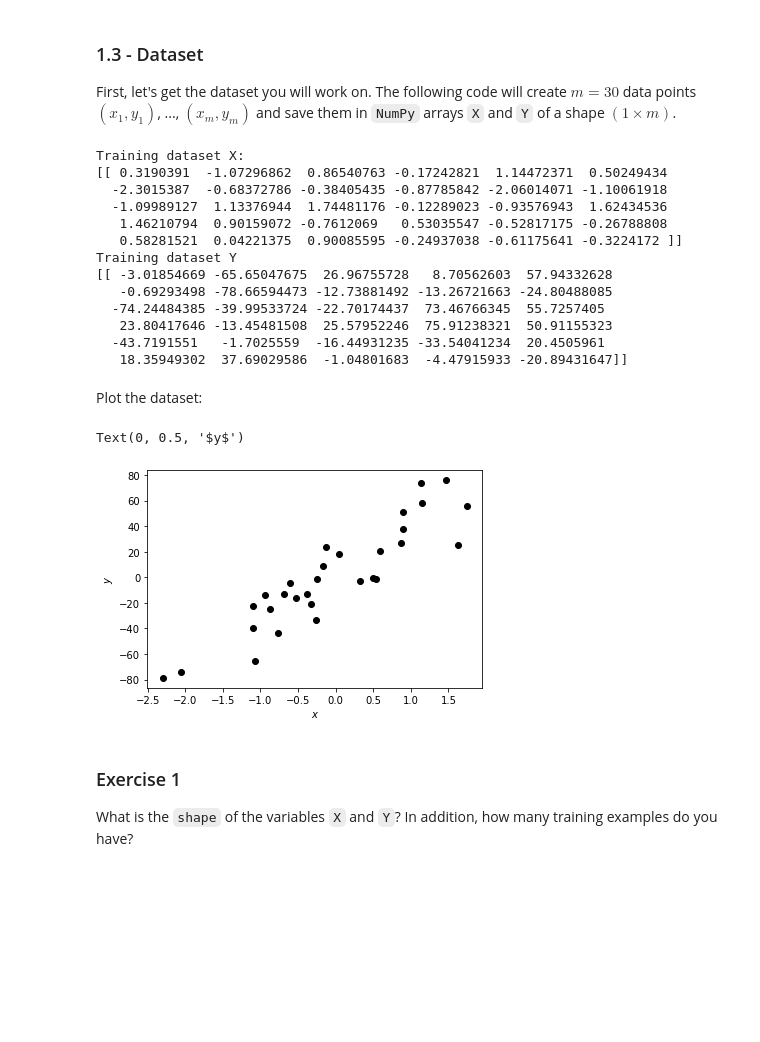
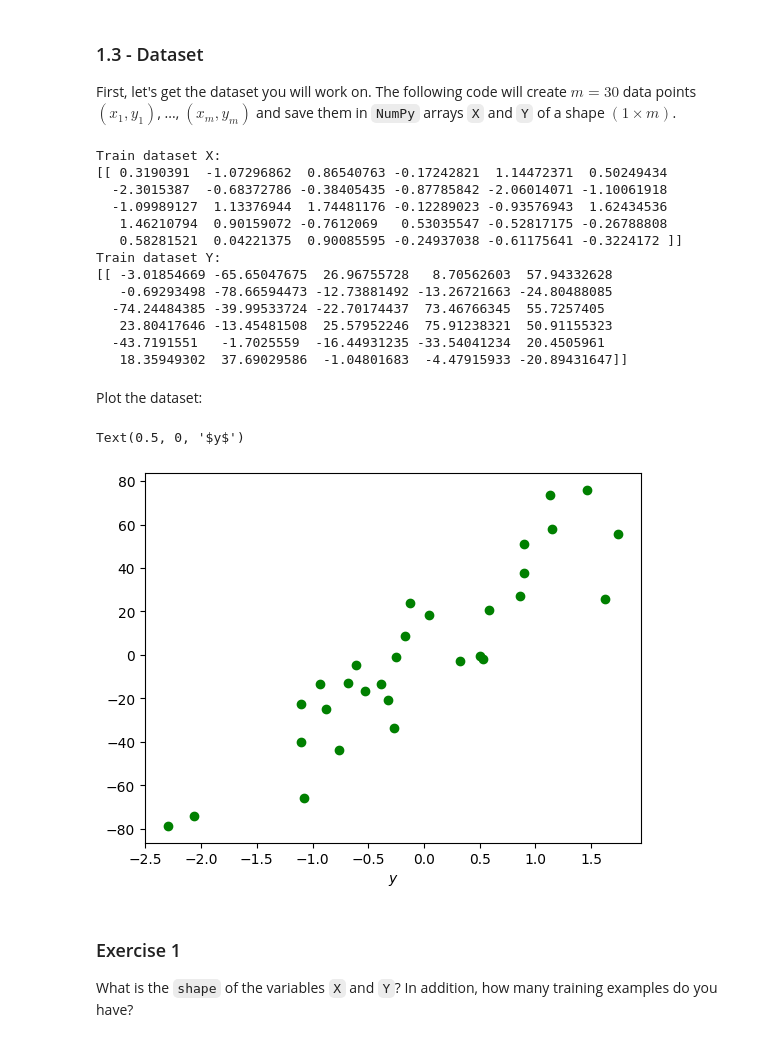
Before and after one commit to imon333/Linear-Algebra-for-Machine-Learning-and-Data-science, a Jupyter notebook: week_3/C1_W3_Assignment.ipynb, the cells around one changed output. Drawn from its saved outputs; the diff is of its cells as text; code cells hidden in the pictures; blank space fills up the shorter version.

```diff
--- a/week_3/C1_W3_Assignment.ipynb
+++ b/week_3/C1_W3_Assignment.ipynb
@@ -139,25 +111,25 @@ You often build helper functions to compute steps 1-3 and then merge them into o
 
 First, let's get the dataset you will work on. The following code will create $m=30$ data points $(x_1, y_1)$, ..., $(x_m, y_m)$ and save them in `NumPy` arrays `X` and `Y` of a shape $(1 \times m)$.
 # %%
-m = 30
+m=30
+X,Y = make_regression(n_samples=m, n_features=1, noise=20, random_state=1)
 
-X, Y = make_regression(n_samples=m, n_features=1, noise=20, random_state=1)
+X = X.reshape((1,m))
+Y=Y.reshape((1,m))
 
-X = X.reshape((1, m))
-Y = Y.reshape((1, m))
+print("Train dataset X:")
+print(X)
 
-print('Training dataset X:')
-print(X)
-print('Training dataset Y')
+print("Train dataset Y:")
 print(Y)
 # %% [output]
-Training dataset X:
+Train dataset X:
 [[ 0.3190391  -1.07296862  0.86540763 -0.17242821  1.14472371  0.50249434
   -2.3015387  -0.68372786 -0.38405435 -0.87785842 -2.06014071 -1.10061918
   -1.09989127  1.13376944  1.74481176 -0.12289023 -0.93576943  1.62434536
    1.46210794  0.90159072 -0.7612069   0.53035547 -0.52817175 -0.26788808
    0.58281521  0.04221375  0.90085595 -0.24937038 -0.61175641 -0.3224172 ]]
-Training dataset Y
+Train dataset Y:
 [[ -3.01854669 -65.65047675  26.96755728   8.70562603  57.94332628
    -0.69293498 -78.66594473 -12.73881492 -13.26721663 -24.80488085
   -74.24484385 -39.99533724 -22.70174437  73.46766345  55.7257405
@@ -167,13 +139,13 @@ Training dataset Y
 # %% [markdown]
 Plot the dataset:
 # %%
-plt.scatter(X,  Y, c="black")
+plt.scatter(X,Y, c="green")
 
 plt.xlabel("$x$")
-plt.ylabel("$y$")
+plt.xlabel("$y$")
 # %% [output]
-Text(0, 0.5, '$y$')
+Text(0.5, 0, '$y$')
-[figure, old version]
+[figure, new version]
 # %% [markdown]
 <a name='ex01'></a>
 ### Exercise 1
```
Also changed, not shown: parts of 9 cells of this notebook.
